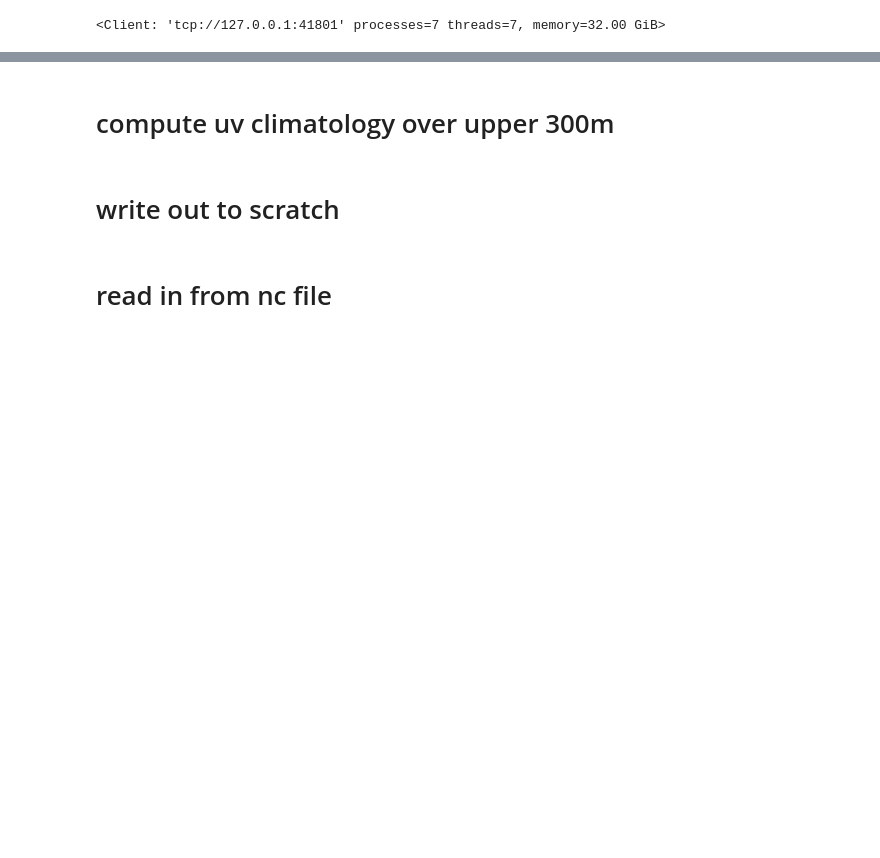
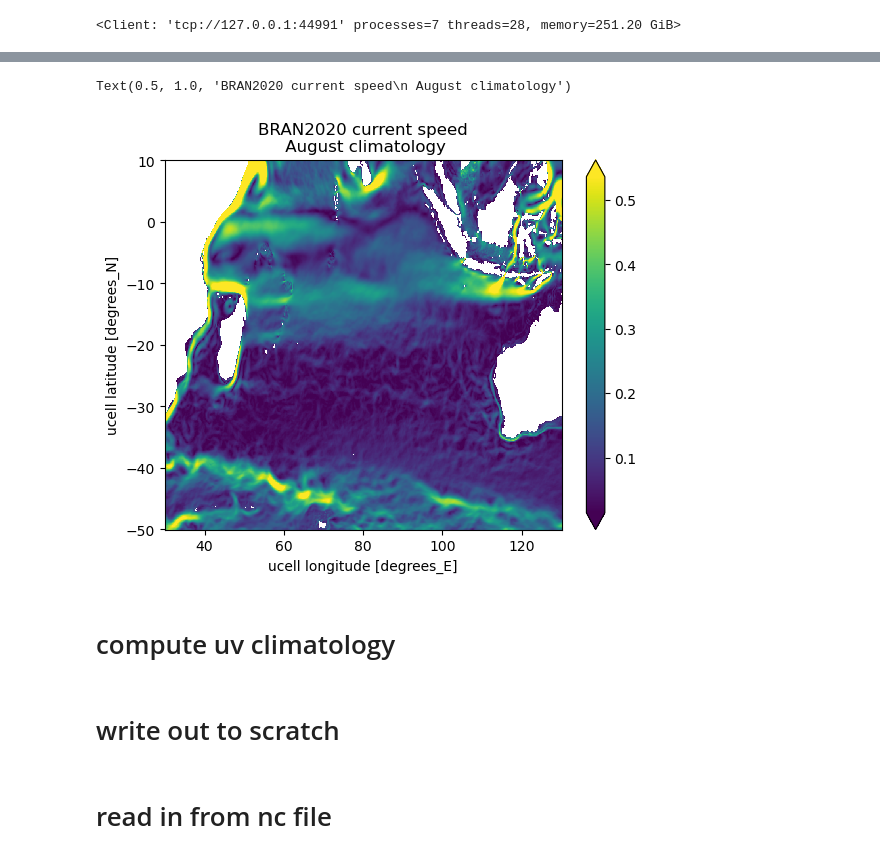
Before and after one commit to Thomas-Moore-Creative/visualisation_toolbox, a Jupyter notebook: notebooks/indian_ocean_BRAN2020_sandbox.ipynb, the cells around one changed output, grey strips where cells are left out. Saved outputs shown, nothing was run; the diff lists cells and outputs as text; code cells hidden in the pictures; blank space fills up the shorter version.

Commit message:
finished generating frames for Indian ocean movie > #2

```diff
--- a/notebooks/indian_ocean_BRAN2020_sandbox.ipynb
+++ b/notebooks/indian_ocean_BRAN2020_sandbox.ipynb
@@ -7,18 +10,19 @@ from matplotlib import pyplot as plt
 import dask
 # %%
 from dask.distributed import Client
-client = Client(threads_per_worker=1)
+client = Client()
 client
 # %% [output]
-<Client: 'tcp://127.0.0.1:41801' processes=7 threads=7, memory=32.00 GiB>
+<Client: 'tcp://127.0.0.1:44991' processes=7 threads=28, memory=251.20 GiB>
 # %%
 %%time
 catalog_path = '/g/data/v14/tm4888/code/BRAN2020-intake-catalog/catalogs/'
 BRAN2020_catalog = intake.open_esm_datastore(catalog_path+'BRAN2020.json', columns_with_iterables=['variable']) # load catalogue
 search_uv_month = BRAN2020_catalog.search(variable=['u','v'],time_period='month') # search and filter data by variables and time period
 DS = search_uv_month.to_dask() # load data lazily with Dask
-DS_slice = DS.sel(st_ocean= slice(0,300)).sel(xu_ocean=slice(130,250)).sel(yu_ocean=slice(-30,30)).mean('st_ocean') # slice out reduced XYZ subset required
+DS_slice = DS.isel(st_ocean= 0).sel(xu_ocean=slice(30,130)).sel(yu_ocean=slice(-50,10)) # slice out reduced XYZ subset required
 clim_uv = DS_slice.groupby('Time.month').mean(method="cohorts", engine="flox") ## calculate climatology & chunking rules everything!
 speed = np.sqrt(clim_uv.u**2 + clim_uv.v**2) # calculate current speeds
 speed.sel(month=8).plot(robust=True) #plot
 plt.title('BRAN2020 current speed\n August climatology')
+# %% [output]
@@ -25,5 +31,7 @@ plt.title('BRAN2020 current speed\n August climatology')
+Text(0.5, 1.0, 'BRAN2020 current speed\n August climatology')
+[figure, added]
 # %% [markdown]
-# compute uv climatology over upper 300m
+# compute uv climatology
 # %%
 %%time
 clim_uv = clim_uv.compute()
```
Also changed, not shown: parts of 17 cells of this notebook.
